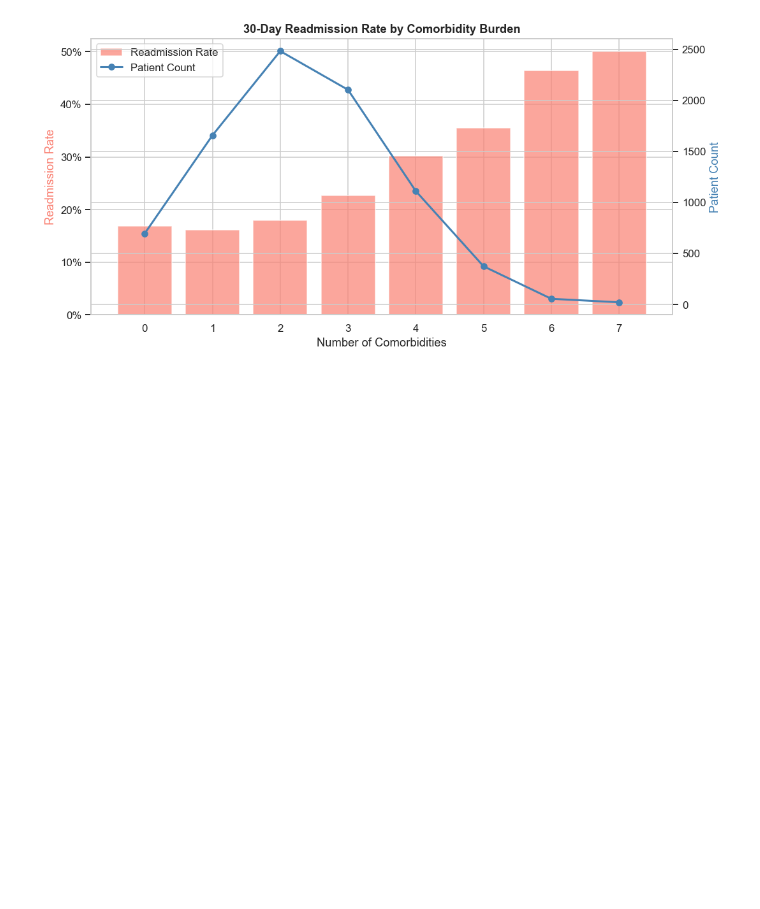
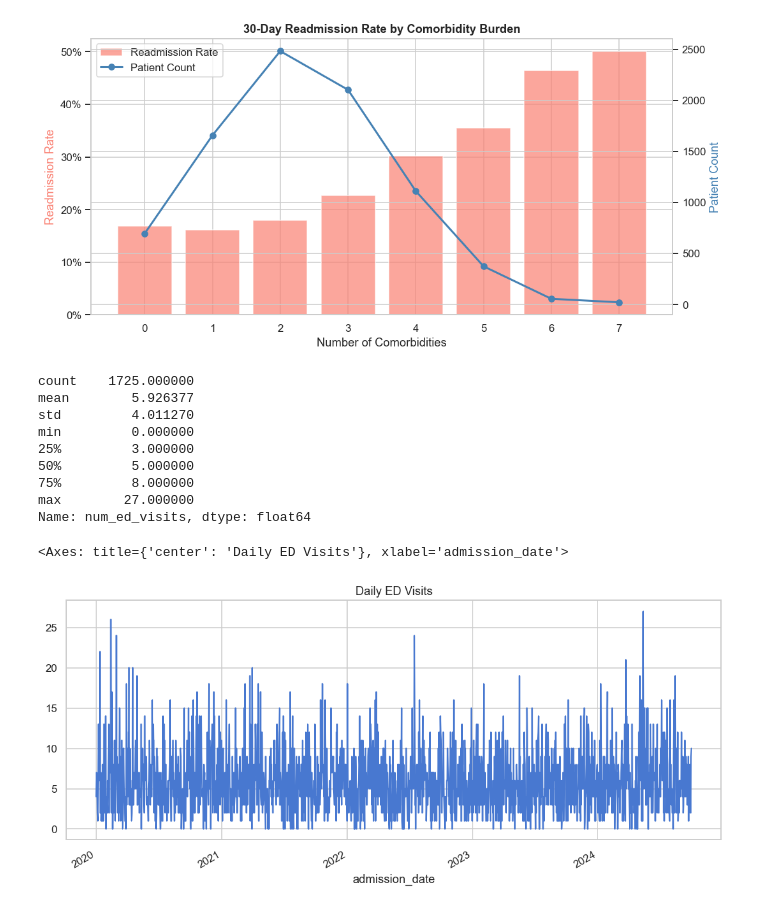
Before and after one commit to Ekeminimbabah/Healthcare_Predictive_Intelligence_System, a Jupyter notebook: EDA.ipynb, the cells around one changed output. Saved outputs shown, nothing was run; the diff lists cells and outputs as text; code cells hidden in the pictures; blank space fills up the shorter version.

```diff
--- a/EDA.ipynb
+++ b/EDA.ipynb
@@ -522,0 +525,19 @@ if "total_comorbidities" in master_df.columns:
+# %%
+import pandas as pd
+df = pd.read_csv("model/master_dataset.csv", usecols=["admission_date", "num_ed_visits"])
+df["admission_date"] = pd.to_datetime(df["admission_date"])
+ydail = df.groupby("admission_date")["num_ed_visits"].sum()
+print(daily.describe())
+daily.plot(title="Daily ED Visits")
+# %% [output]
+count    1725.000000
+mean        5.926377
+std         4.011270
+min         0.000000
+25%         3.000000
+50%         5.000000
+75%         8.000000
+max        27.000000
+Name: num_ed_visits, dtype: float64
+<Axes: title={'center': 'Daily ED Visits'}, xlabel='admission_date'>
+[figure, added]
```
Also changed, not shown: parts of 2 cells of this notebook, 4 other files.
